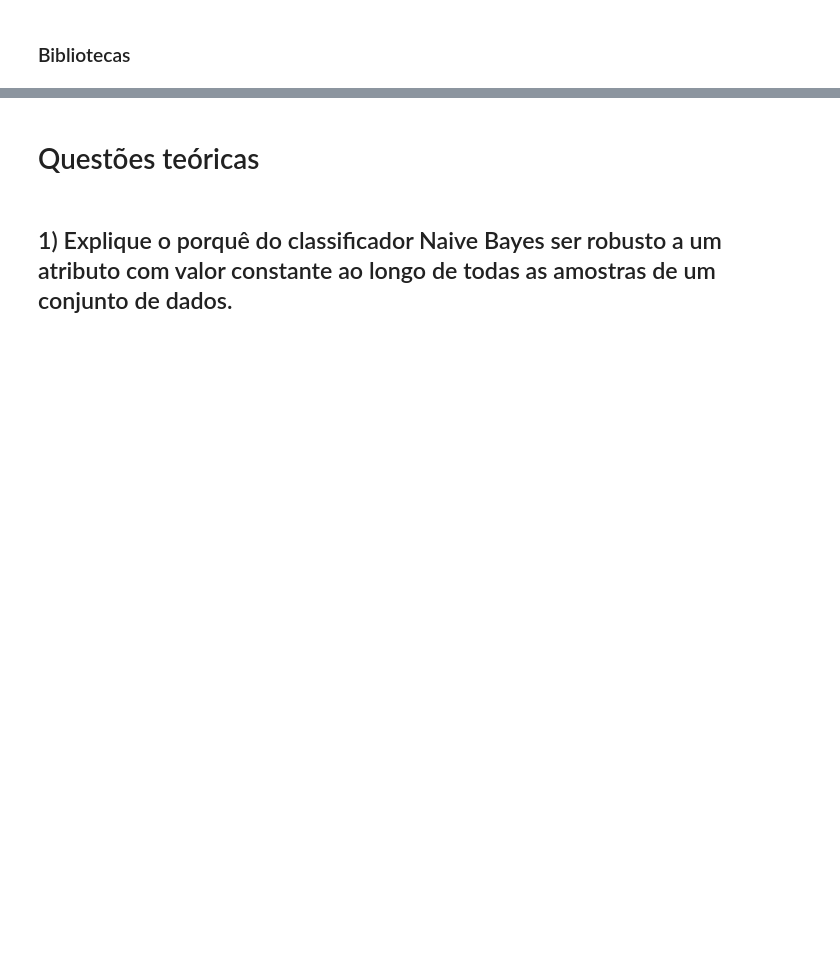
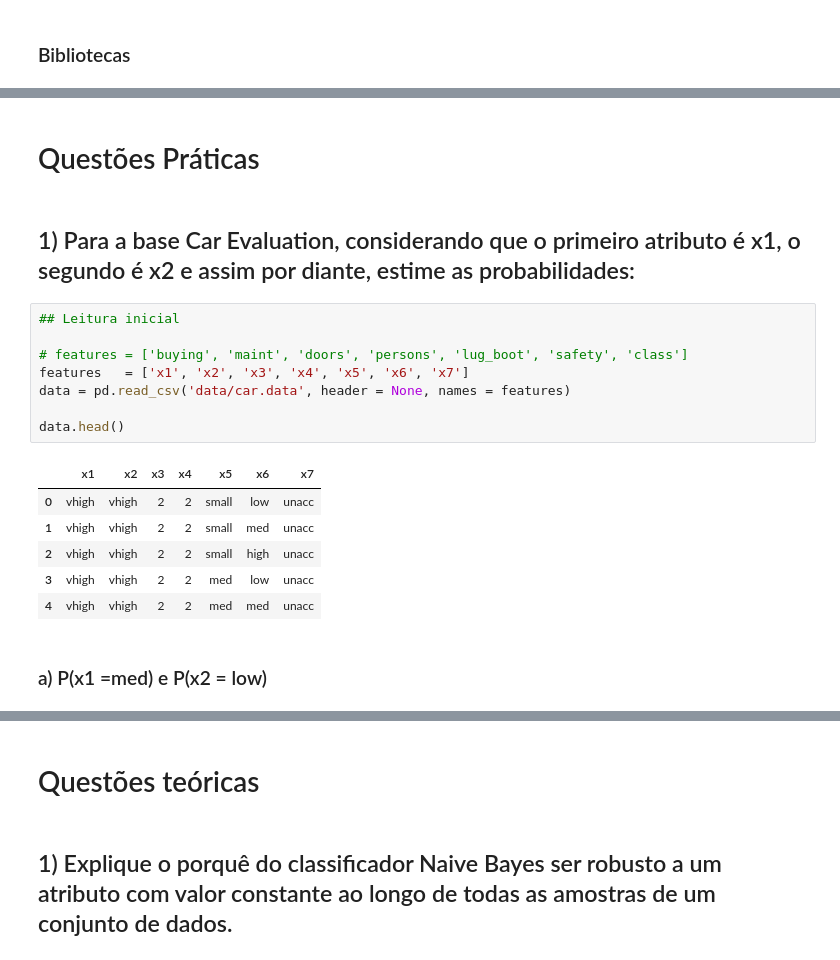
Before and after one commit to Harmonia2Side/machine-learning-laboratory-2023-2, a Jupyter notebook: lista2/lista2.ipynb, the cells around one changed output, grey strips where cells are left out. Saved outputs shown, nothing was run; the diff lists cells and outputs as text; blank space fills up the shorter version.

```diff
--- a/lista2/lista2.ipynb
+++ b/lista2/lista2.ipynb
@@ -30,0 +30,21 @@ Requirement already satisfied: six>=1.5 in ./.venv/lib/python3.10/site-packages
+# %% [markdown]
+# Questões Práticas
+# %% [markdown]
+## 1) Para a base Car Evaluation, considerando que o primeiro atributo é x1, o segundo é x2 e assim por diante, estime as probabilidades:
+# %%
+## Leitura inicial
+
+# features = ['buying', 'maint', 'doors', 'persons', 'lug_boot', 'safety', 'class']
+features   = ['x1', 'x2', 'x3', 'x4', 'x5', 'x6', 'x7']
+data = pd.read_csv('data/car.data', header = None, names = features)
+
+data.head()
+# %% [output]
+|  | x1 | x2 | x3 | x4 | x5 | x6 | x7 |
+| 0 | vhigh | vhigh | 2 | 2 | small | low | unacc |
+| 1 | vhigh | vhigh | 2 | 2 | small | med | unacc |
+| 2 | vhigh | vhigh | 2 | 2 | small | high | unacc |
+| 3 | vhigh | vhigh | 2 | 2 | med | low | unacc |
+| 4 | vhigh | vhigh | 2 | 2 | med | med | unacc |
+# %% [markdown]
+### a) P(x1 =med) e P(x2 = low)
```
Also changed, not shown: parts of 23 cells of this notebook, 4 other files.
